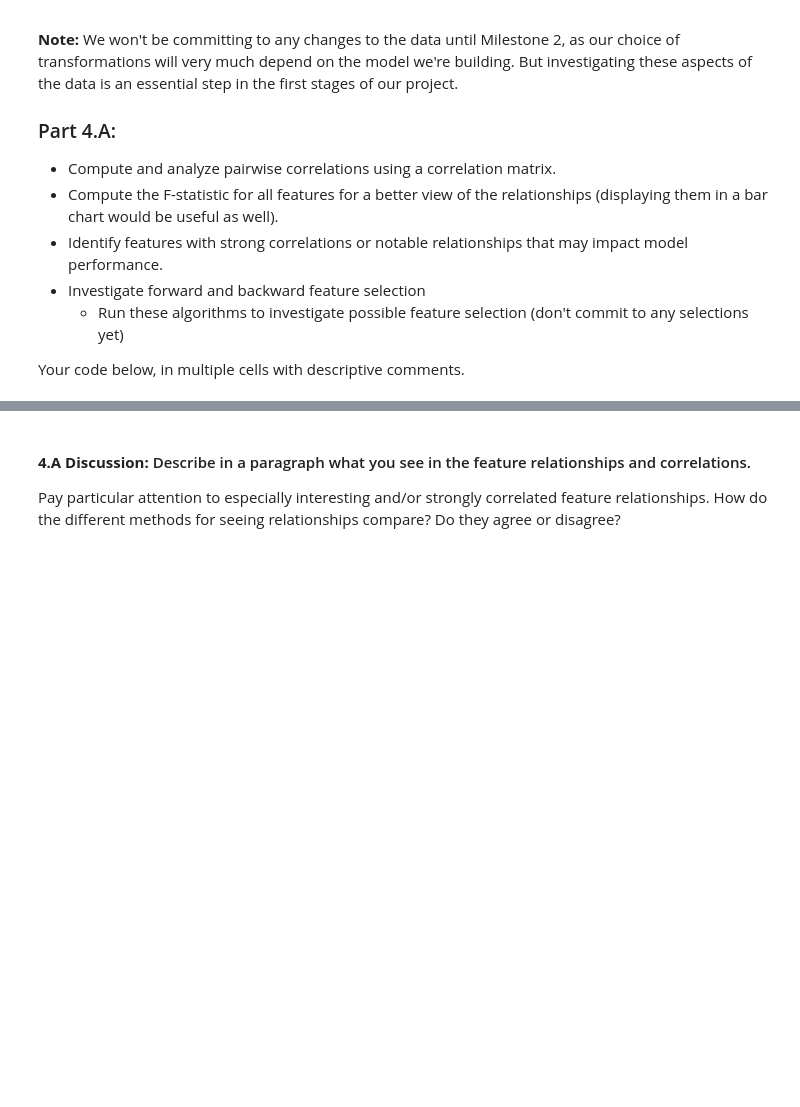
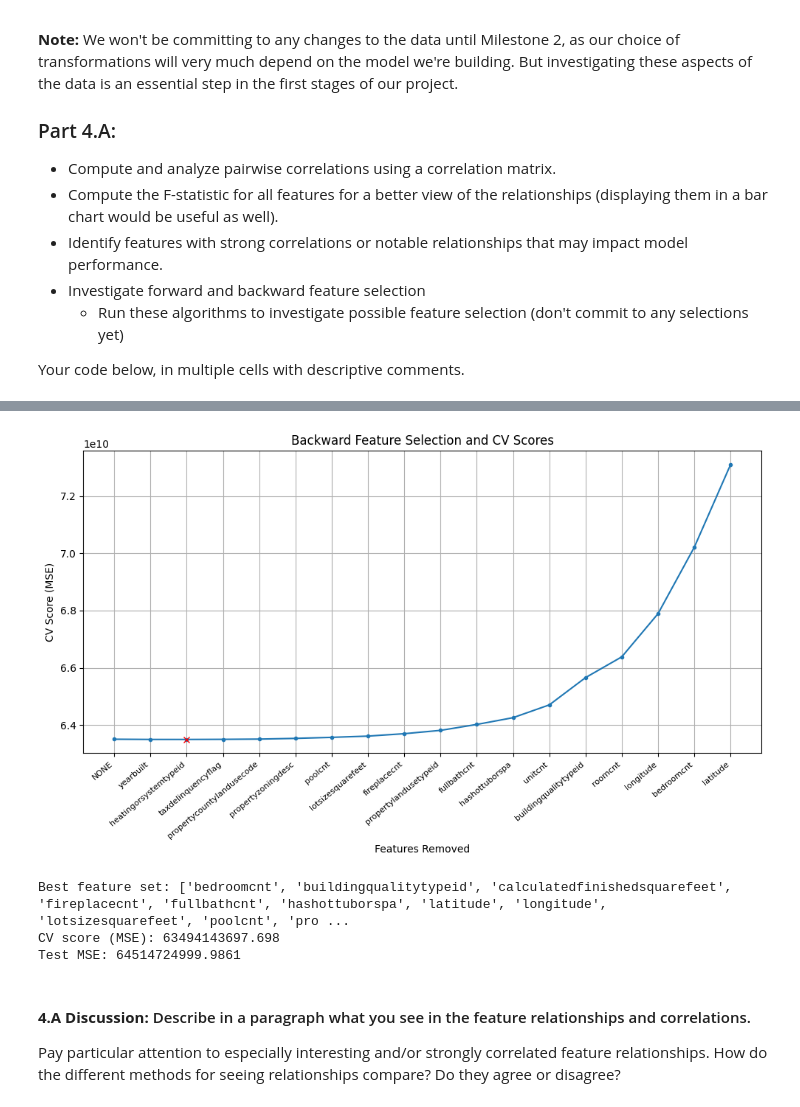
Before and after one commit to alyssatntran/dx603-final-project-group-38, a Jupyter notebook: Milestone_01.ipynb, the cells around one changed output, grey strips where cells are left out. Saved outputs shown, nothing was run; the diff lists cells and outputs as text; code cells hidden in the pictures; blank space fills up the shorter version.

```diff
--- a/Milestone_01.ipynb
+++ b/Milestone_01.ipynb
@@ -607,3 +866,52 @@ Your code below, in multiple cells with descriptive comments.
+# %%
+#Running backward selection and displaying results
+
+model_b = LinearRegression()
+
+selected_features_b, best_scores_b, best_feature_set_b, best_score_b = (
+    backward_feature_selection(X_train, y_train, model_b, verbose=False)
+)
+
+plt.figure(figsize=(10, 6))
+plt.title('Backward Feature Selection and CV Scores')
+plt.plot(range(1, len(best_scores_b) + 1), best_scores_b, marker='.')
+index_b = np.argmin(best_scores_b)
+plt.plot([index_b + 1], best_scores_b[index_b], marker='x', color='red')
+plt.xticks(range(1, len(selected_features_b) + 1), selected_features_b, rotation=40, ha='right', fontsize=8)
+plt.xlabel('Features Removed')
+plt.ylabel('CV Score (MSE)')
+plt.grid()
+plt.tight_layout()
+plt.show()
+
+# Print minimum cv score
+
+print("Best feature set:", best_feature_set_b)
+print("CV score (MSE):",np.around(best_score_b,4))
+
+
+# Test
+
+# Filter X_train and X_test to include only the selected features
+X_train_best_backward = X_train[best_feature_set_b]
+X_test_best_backward = X_test[best_feature_set_b]
+
+# Train the LinearRegression model on the selected features
+model_b = LinearRegression()
+model_b.fit(X_train_best_backward, y_train)
+
+# Predict on the test set
+y_pred_b = model_b.predict(X_test_best_backward)
+
+# Calculate the test MSE
+test_mse_b = mean_squared_error(y_test, y_pred_b)
+
+print(f"Test MSE: {test_mse_b:.4f}")
+# %% [output]
+[figure, added]
+Best feature set: ['bedroomcnt', 'buildingqualitytypeid', 'calculatedfinishedsquarefeet', 'fireplacecnt', 'fullbathcnt', 'hashottuborspa', 'latitude', 'longitude', 'lotsizesquarefeet', 'poolcnt', 'pro ...
+CV score (MSE): 63494143697.698
+Test MSE: 64514724999.9861
 # %% [markdown]
 #### **4.A Discussion:**  Describe in a paragraph what you see in the feature relationships and correlations.
 
```
Also changed, not shown: parts of 12 cells of this notebook.
